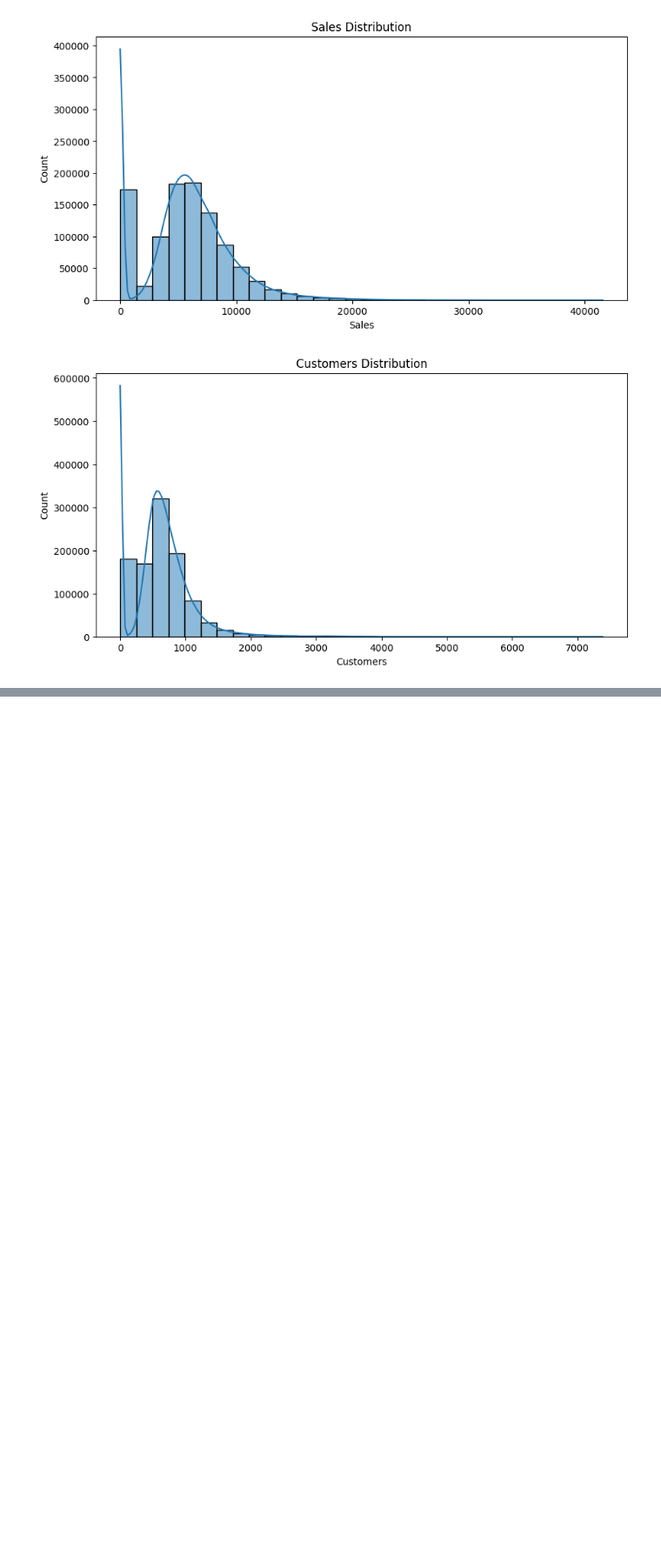
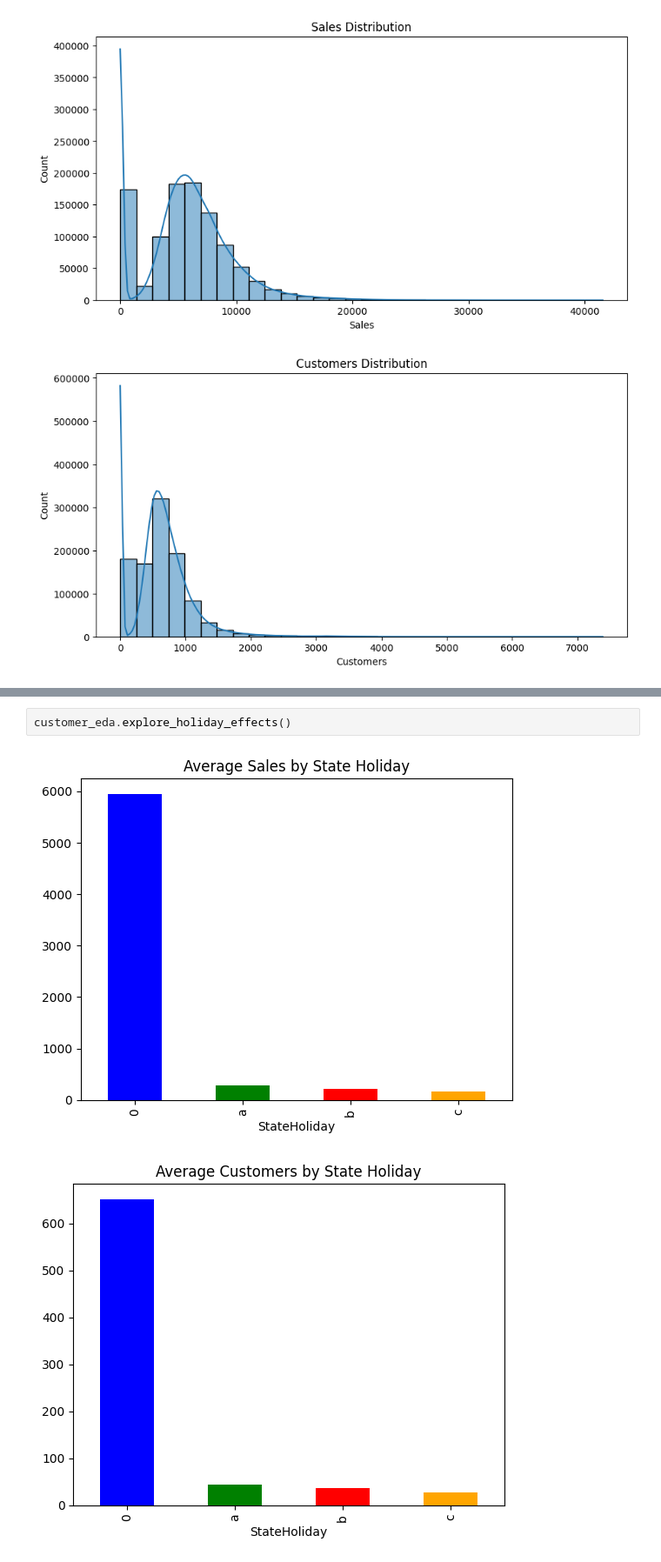
Before and after one commit to amare1990/phramaceutical-data-analysis, a Jupyter notebook: notebooks/customer_bahavior_eda.ipynb, the cells around one changed output, grey strips where cells are left out. Shown: that part at 87% size. Saved outputs shown, nothing was run; the diff lists cells and outputs as text; blank space fills up the shorter version.

Commit message:
Implement a method to explore state holidays on customers and sales

```diff
--- a/notebooks/customer_bahavior_eda.ipynb
+++ b/notebooks/customer_bahavior_eda.ipynb
@@ -103,0 +105,5 @@ customer_eda.analyze_promotions()
+# %%
+customer_eda.explore_holiday_effects()
+# %% [output]
+[figure, added]
+[figure, added]
```
Also changed, not shown: parts of 1 cell of this notebook, 2 other files.
